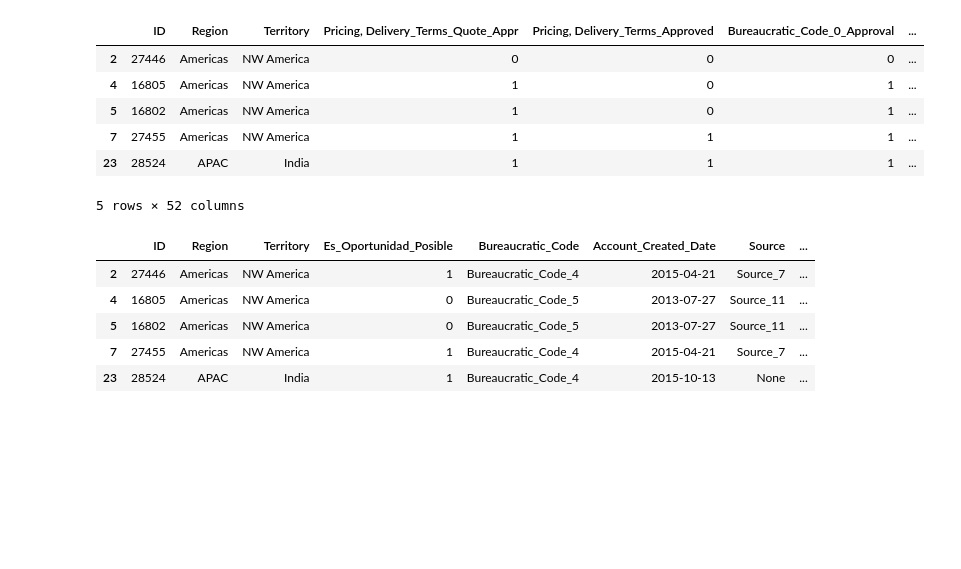
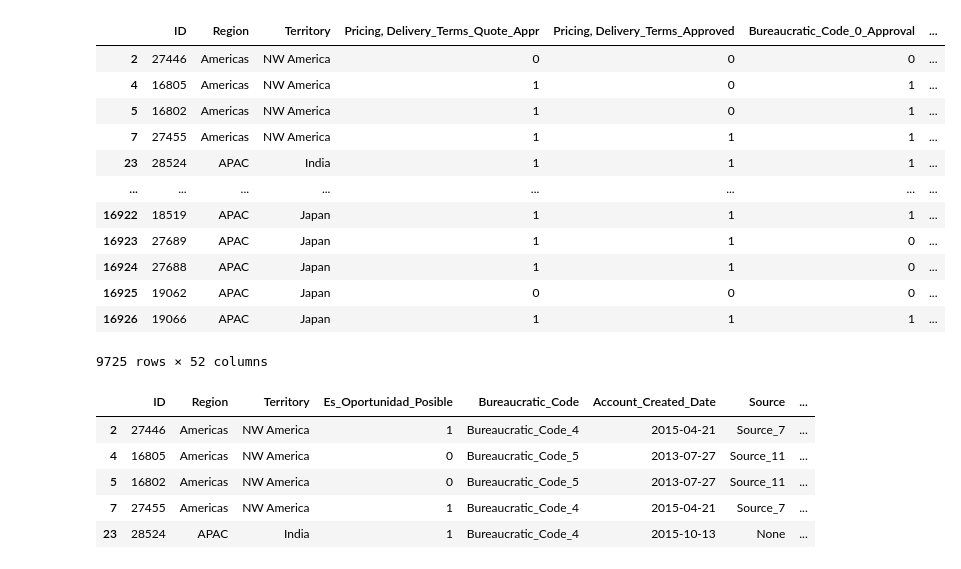
Before and after one commit to manulon/OrgaDatosTP2, a Jupyter notebook: XGBoost.ipynb, the cells around one changed output. Drawn from its saved outputs; the diff is of its cells as text; code cells hidden in the pictures; blank space fills up the shorter version.

```diff
--- a/XGBoost.ipynb
+++ b/XGBoost.ipynb
@@ -11,26 +11,37 @@ from sklearn.model_selection import train_test_split
 # %%
 #Limpieza del dataset como en TP1
 
 oportunidades = pd.read_csv("Train_TP2_Datos_2020-2C.csv")
 oportunidades['Account_Created_Date'] = pd.to_datetime(oportunidades['Account_Created_Date'])
 oportunidades['Opportunity_Created_Date'] = pd.to_datetime(oportunidades['Opportunity_Created_Date'])
 oportunidades['Quote_Expiry_Date'] = pd.to_datetime(oportunidades['Quote_Expiry_Date'])
 oportunidades['Last_Modified_Date'] = pd.to_datetime(oportunidades['Last_Modified_Date'])
 oportunidades['Planned_Delivery_Start_Date'] = pd.to_datetime(oportunidades['Planned_Delivery_Start_Date'])
 oportunidades['Planned_Delivery_End_Date'] = pd.to_datetime(oportunidades['Planned_Delivery_End_Date'])
-oportunidades = oportunidades.dropna()
+oportunidades_japon = (oportunidades.loc[oportunidades['Region'] == 'Japan'])
+oportunidades = (oportunidades.loc[oportunidades['Region'] != 'Japan'])
+#oportunidades_japon = oportunidades_japon.iloc[:,:3]
+oportunidades_japon['Territory'] = oportunidades_japon['Territory'].replace({'None':'Japan'})
+oportunidades = pd.concat([oportunidades, oportunidades_japon], axis=0)
 oportunidades['Region'] = oportunidades['Region'].replace({'Japan':'APAC', 'Middle East':'EMEA'})
 oportunidades[oportunidades.select_dtypes(['object']).columns] = oportunidades.select_dtypes(['object']).apply(lambda x: x.astype('category'))
 oportunidades = oportunidades.loc[oportunidades['Territory'] != 'None']
-oportunidades.head()
+oportunidades = oportunidades.dropna()
+oportunidades
 # %% [output]
 |  | ID | Region | Territory | Pricing, Delivery_Terms_Quote_Appr | Pricing, Delivery_Terms_Approved | Bureaucratic_Code_0_Approval | ... |
 | 2 | 27446 | Americas | NW America | 0 | 0 | 0 | ... |
 | 4 | 16805 | Americas | NW America | 1 | 0 | 1 | ... |
 | 5 | 16802 | Americas | NW America | 1 | 0 | 1 | ... |
 | 7 | 27455 | Americas | NW America | 1 | 1 | 1 | ... |
 | 23 | 28524 | APAC | India | 1 | 1 | 1 | ... |
+| ... | ... | ... | ... | ... | ... | ... | ... |
+| 16922 | 18519 | APAC | Japan | 1 | 1 | 1 | ... |
+| 16923 | 27689 | APAC | Japan | 1 | 1 | 0 | ... |
+| 16924 | 27688 | APAC | Japan | 1 | 1 | 0 | ... |
+| 16925 | 19062 | APAC | Japan | 0 | 0 | 0 | ... |
+| 16926 | 19066 | APAC | Japan | 1 | 1 | 1 | ... |
-5 rows × 52 columns
+9725 rows × 52 columns
 # %%
 #Añadimos la columna binaria de si es aprobada o no.
 
```
Also changed, not shown: parts of 13 cells of this notebook, 1 other file.
